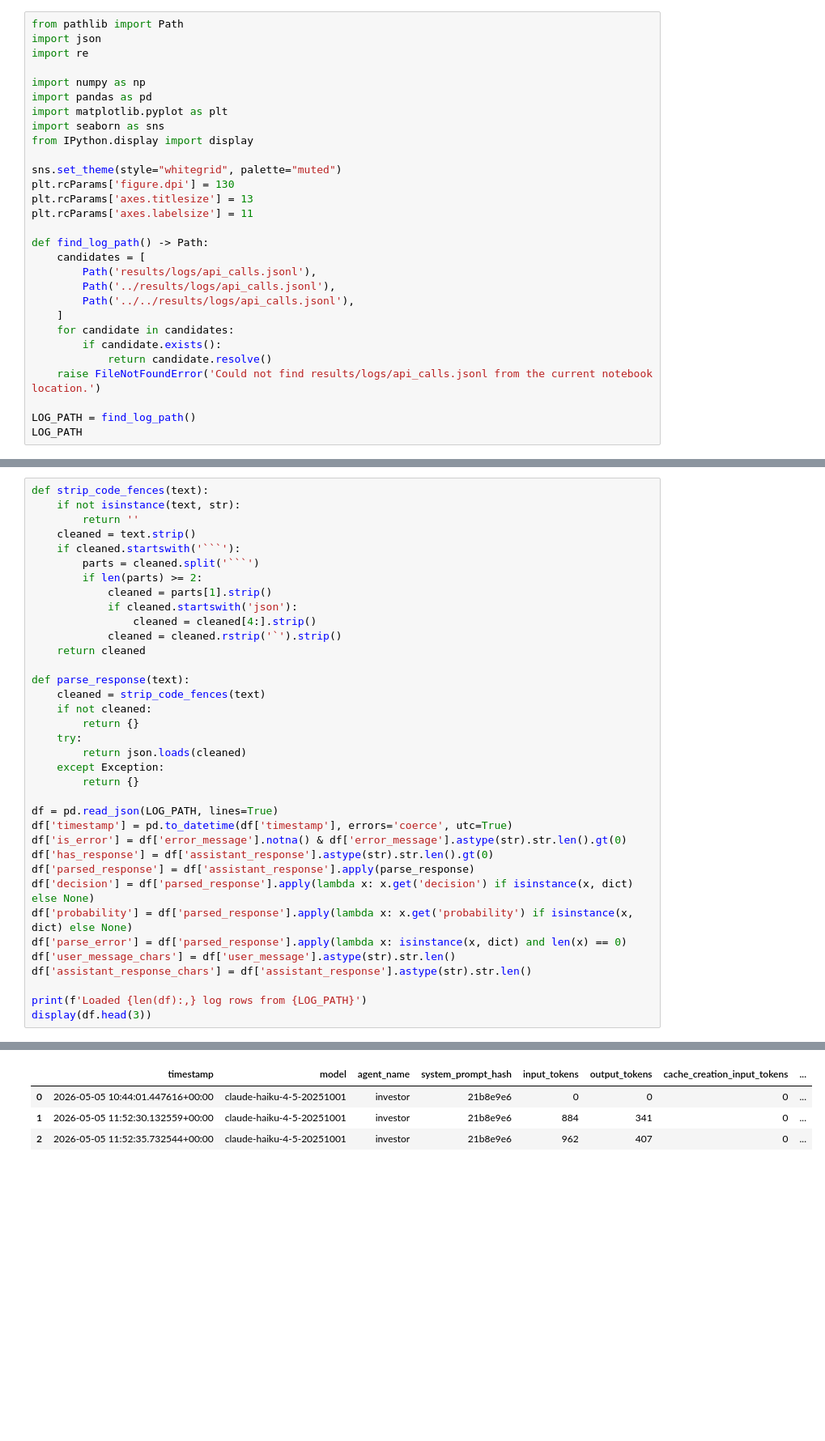
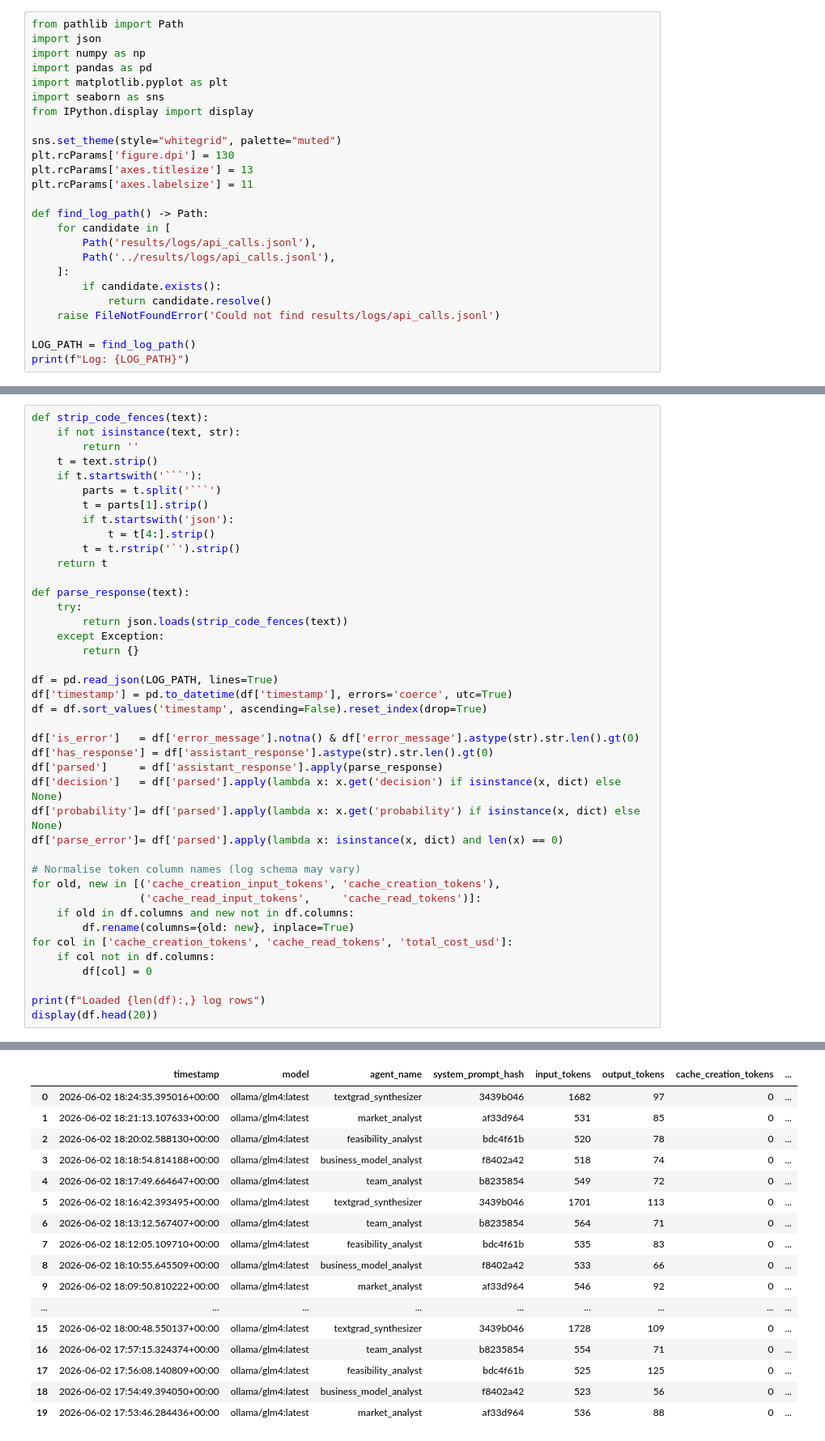
Before and after one commit to louisewiljander/llm-vc-decision-textgrad, a Jupyter notebook: notebooks/output_overview.ipynb, the cells around one changed output, grey strips where cells are left out. Shown at 81% size. Cells and saved outputs as stored; diff of their text form; blank space fills up the shorter version.

````diff
--- a/notebooks/output_overview.ipynb
+++ b/notebooks/output_overview.ipynb
@@ -7,8 +6,6 @@ It works with both real Anthropic runs and offline smoke-test logs, but the summ
 # %%
 from pathlib import Path
 import json
-import re
-
 import numpy as np
 import pandas as pd
 import matplotlib.pyplot as plt
@@ -21,16 +18,14 @@ plt.rcParams['axes.titlesize'] = 13
 plt.rcParams['axes.labelsize'] = 11
 
 def find_log_path() -> Path:
-    candidates = [
+    for candidate in [
         Path('results/logs/api_calls.jsonl'),
         Path('../results/logs/api_calls.jsonl'),
-        Path('../../results/logs/api_calls.jsonl'),
-    ]
-    for candidate in candidates:
+    ]:
         if candidate.exists():
             return candidate.resolve()
-    raise FileNotFoundError('Could not find results/logs/api_calls.jsonl from the current notebook location.')
+    raise FileNotFoundError('Could not find results/logs/api_calls.jsonl')
 
 LOG_PATH = find_log_path()
-LOG_PATH
+print(f"Log: {LOG_PATH}")
 # %% [output]
@@ -39,36 +36,41 @@ PosixPath('/Users/louisewiljander/Documents/Projects/llm-vc-decision-textgrad/ll
 def strip_code_fences(text):
     if not isinstance(text, str):
         return ''
-    cleaned = text.strip()
-    if cleaned.startswith('```'):
-        parts = cleaned.split('```')
-        if len(parts) >= 2:
-            cleaned = parts[1].strip()
-            if cleaned.startswith('json'):
-                cleaned = cleaned[4:].strip()
-            cleaned = cleaned.rstrip('`').strip()
-    return cleaned
+    t = text.strip()
+    if t.startswith('```'):
+        parts = t.split('```')
+        t = parts[1].strip()
+        if t.startswith('json'):
+            t = t[4:].strip()
+        t = t.rstrip('`').strip()
+    return t
 
 def parse_response(text):
-    cleaned = strip_code_fences(text)
-    if not cleaned:
-        return {}
     try:
-        return json.loads(cleaned)
+        return json.loads(strip_code_fences(text))
     except Exception:
         return {}
 
 df = pd.read_json(LOG_PATH, lines=True)
 df['timestamp'] = pd.to_datetime(df['timestamp'], errors='coerce', utc=True)
-df['is_error'] = df['error_message'].notna() & df['error_message'].astype(str).str.len().gt(0)
+df = df.sort_values('timestamp', ascending=False).reset_index(drop=True)
+
+df['is_error']   = df['error_message'].notna() & df['error_message'].astype(str).str.len().gt(0)
 df['has_response'] = df['assistant_response'].astype(str).str.len().gt(0)
-df['parsed_response'] = df['assistant_response'].apply(parse_response)
-df['decision'] = df['parsed_response'].apply(lambda x: x.get('decision') if isinstance(x, dict) else None)
-df['probability'] = df['parsed_response'].apply(lambda x: x.get('probability') if isinstance(x, dict) else None)
-df['parse_error'] = df['parsed_response'].apply(lambda x: isinstance(x, dict) and len(x) == 0)
-df['user_message_chars'] = df['user_message'].astype(str).str.len()
-df['assistant_response_chars'] = df['assistant_response'].astype(str).str.len()
+df['parsed']     = df['assistant_response'].apply(parse_response)
+df['decision']   = df['parsed'].apply(lambda x: x.get('decision') if isinstance(x, dict) else None)
+df['probability']= df['parsed'].apply(lambda x: x.get('probability') if isinstance(x, dict) else None)
+df['parse_error']= df['parsed'].apply(lambda x: isinstance(x, dict) and len(x) == 0)
 
-print(f'Loaded {len(df):,} log rows from {LOG_PATH}')
-display(df.head(3))
+# Normalise token column names (log schema may vary)
+for old, new in [('cache_creation_input_tokens', 'cache_creation_tokens'),
+                 ('cache_read_input_tokens',     'cache_read_tokens')]:
+    if old in df.columns and new not in df.columns:
+        df.rename(columns={old: new}, inplace=True)
+for col in ['cache_creation_tokens', 'cache_read_tokens', 'total_cost_usd']:
+    if col not in df.columns:
+        df[col] = 0
+
+print(f"Loaded {len(df):,} log rows")
+display(df.head(20))
 # %% [output]
@@ -76,4 +78,17 @@ Loaded 31 log rows from /Users/louisewiljander/Documents/Projects/llm-vc-decisio
-|  | timestamp | model | agent_name | system_prompt_hash | input_tokens | output_tokens | cache_creation_input_tokens | ... |
-| 0 | 2026-05-05 10:44:01.447616+00:00 | claude-haiku-4-5-20251001 | investor | 21b8e9e6 | 0 | 0 | 0 | ... |
-| 1 | 2026-05-05 11:52:30.132559+00:00 | claude-haiku-4-5-20251001 | investor | 21b8e9e6 | 884 | 341 | 0 | ... |
-| 2 | 2026-05-05 11:52:35.732544+00:00 | claude-haiku-4-5-20251001 | investor | 21b8e9e6 | 962 | 407 | 0 | ... |
+|  | timestamp | model | agent_name | system_prompt_hash | input_tokens | output_tokens | cache_creation_tokens | ... |
+| 0 | 2026-06-02 18:24:35.395016+00:00 | ollama/glm4:latest | textgrad_synthesizer | 3439b046 | 1682 | 97 | 0 | ... |
+| 1 | 2026-06-02 18:21:13.107633+00:00 | ollama/glm4:latest | market_analyst | af33d964 | 531 | 85 | 0 | ... |
+| 2 | 2026-06-02 18:20:02.588130+00:00 | ollama/glm4:latest | feasibility_analyst | bdc4f61b | 520 | 78 | 0 | ... |
+| 3 | 2026-06-02 18:18:54.814188+00:00 | ollama/glm4:latest | business_model_analyst | f8402a42 | 518 | 74 | 0 | ... |
+| 4 | 2026-06-02 18:17:49.664647+00:00 | ollama/glm4:latest | team_analyst | b8235854 | 549 | 72 | 0 | ... |
+| 5 | 2026-06-02 18:16:42.393495+00:00 | ollama/glm4:latest | textgrad_synthesizer | 3439b046 | 1701 | 113 | 0 | ... |
+| 6 | 2026-06-02 18:13:12.567407+00:00 | ollama/glm4:latest | team_analyst | b8235854 | 564 | 71 | 0 | ... |
+| 7 | 2026-06-02 18:12:05.109710+00:00 | ollama/glm4:latest | feasibility_analyst | bdc4f61b | 535 | 83 | 0 | ... |
+| 8 | 2026-06-02 18:10:55.645509+00:00 | ollama/glm4:latest | business_model_analyst | f8402a42 | 533 | 66 | 0 | ... |
+| 9 | 2026-06-02 18:09:50.810222+00:00 | ollama/glm4:latest | market_analyst | af33d964 | 546 | 92 | 0 | ... |
+| ... | ... | ... | ... | ... | ... | ... | ... | ... |
+| 15 | 2026-06-02 18:00:48.550137+00:00 | ollama/glm4:latest | textgrad_synthesizer | 3439b046 | 1728 | 109 | 0 | ... |
+| 16 | 2026-06-02 17:57:15.324374+00:00 | ollama/glm4:latest | team_analyst | b8235854 | 554 | 71 | 0 | ... |
+| 17 | 2026-06-02 17:56:08.140809+00:00 | ollama/glm4:latest | feasibility_analyst | bdc4f61b | 525 | 125 | 0 | ... |
+| 18 | 2026-06-02 17:54:49.394050+00:00 | ollama/glm4:latest | business_model_analyst | f8402a42 | 523 | 56 | 0 | ... |
+| 19 | 2026-06-02 17:53:46.284436+00:00 | ollama/glm4:latest | market_analyst | af33d964 | 536 | 88 | 0 | ... |
````
Also changed, not shown: parts of 18 cells of this notebook, 1 other file.
